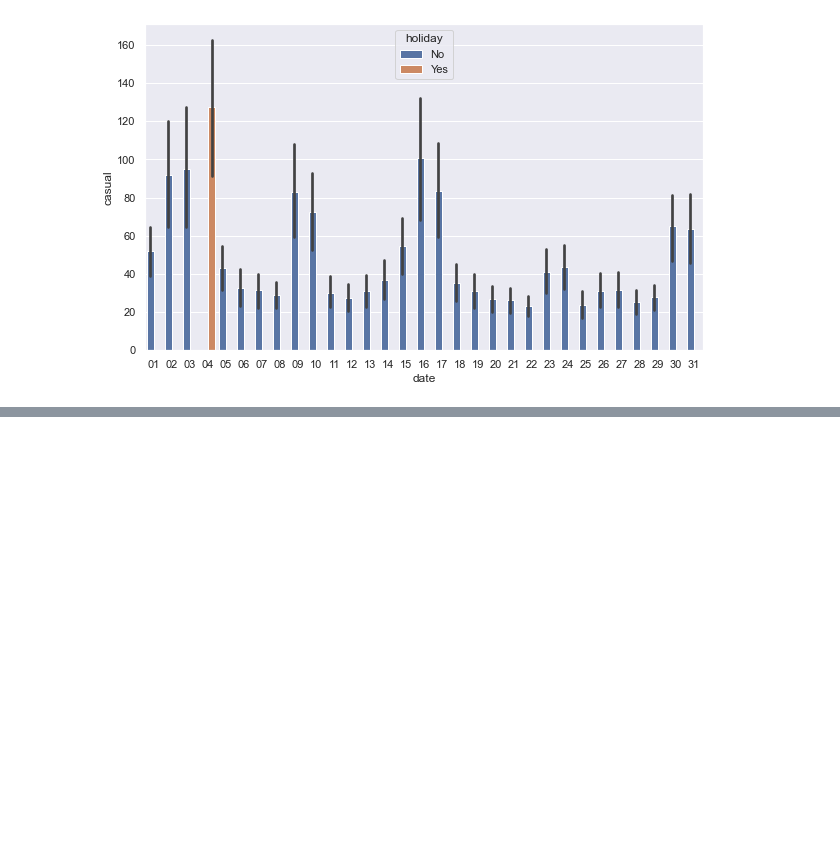
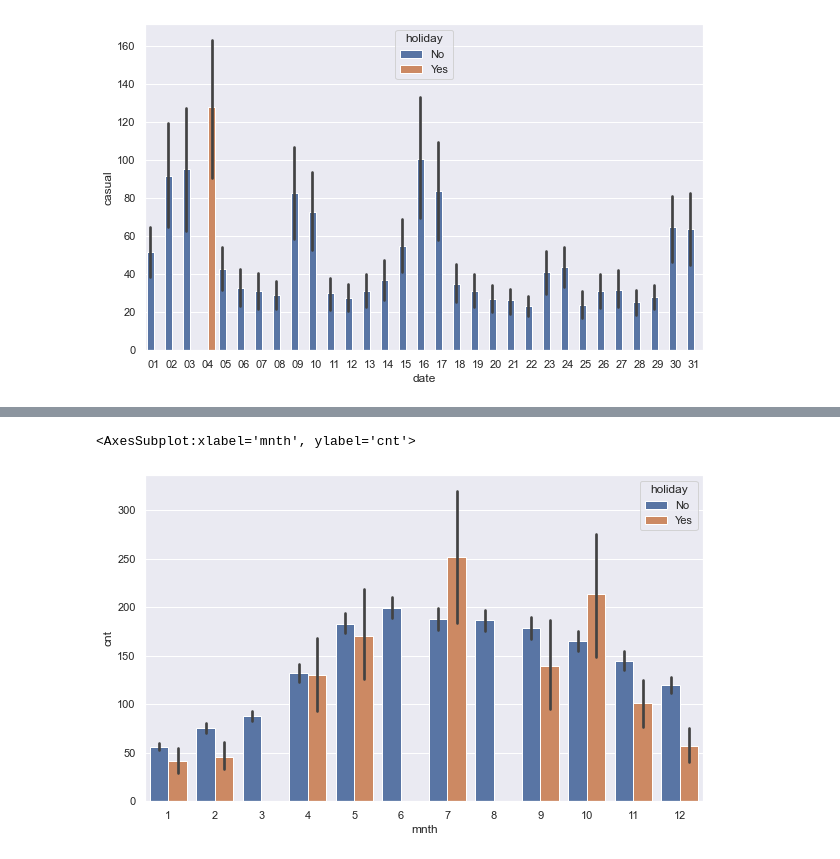
Before and after one commit to movifu1982/Bike-project, a Jupyter notebook: bike 1.ipynb, the cells around one changed output, grey strips where cells are left out. Saved outputs shown, nothing was run; the diff lists cells and outputs as text; code cells hidden in the pictures; blank space fills up the shorter version.

```diff
--- a/bike 1.ipynb
+++ b/bike 1.ipynb
@@ -1139,0 +1171,3 @@ bike_hour.head(5)
+# %%
+usage_2011 = bike_hour.query("yr == '2011'")
+print (usage_2011)
@@ -1139,0 +1192,7 @@ bike_hour.head(5)
+# %%
+sns.barplot(
+    data=usage_2011,
+    x="mnth", y="cnt", hue="holiday")
+# %% [output]
+<AxesSubplot:xlabel='mnth', ylabel='cnt'>
+[figure, added]
```
Also changed, not shown: parts of 24 cells of this notebook.
